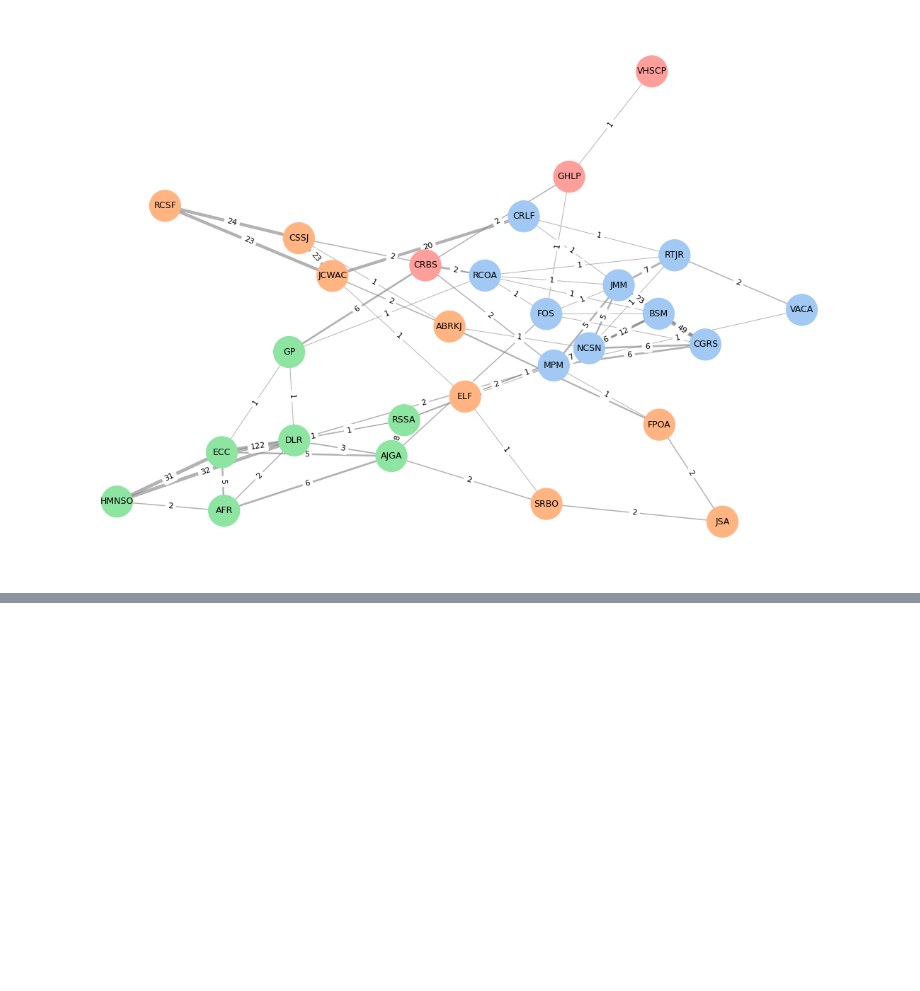
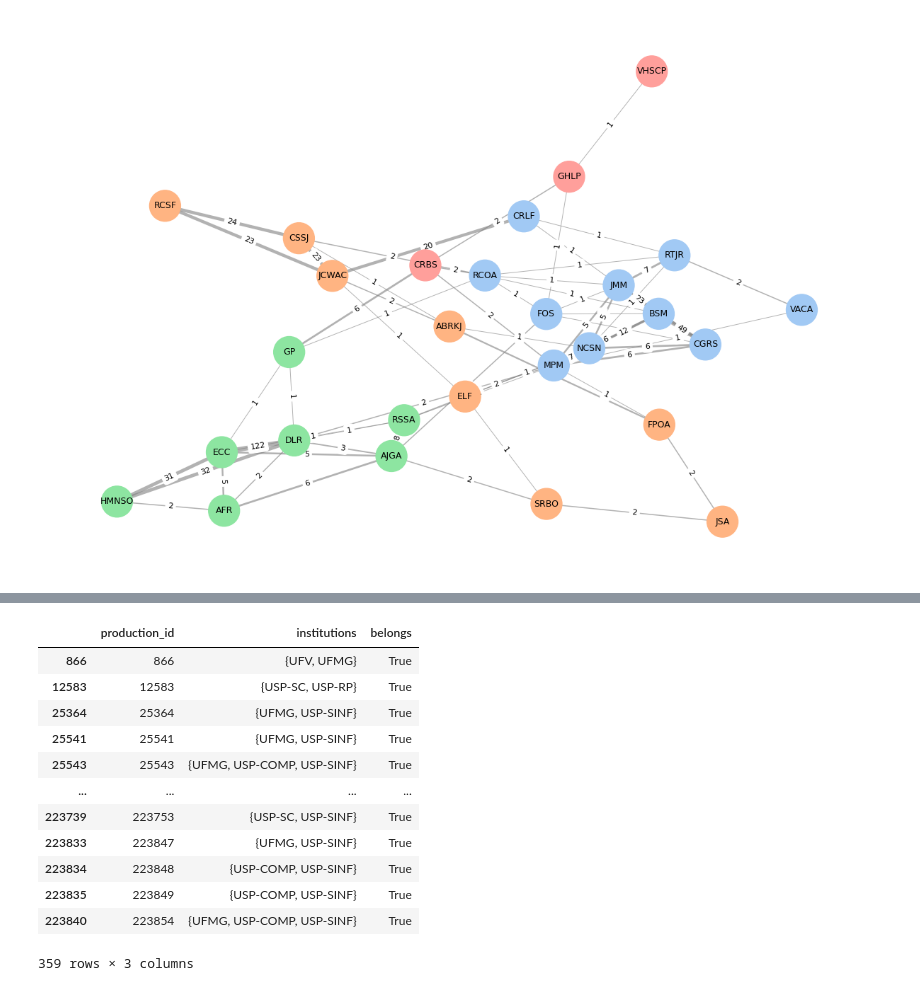
Before and after one commit to jeojildo/ppgcc-coautorias, a Jupyter notebook: notebooks/04-visualization.ipynb, the cells around one changed output, grey strips where cells are left out. Saved outputs shown, nothing was run; the diff lists cells and outputs as text; code cells hidden in the pictures; blank space fills up the shorter version.

```diff
--- a/notebooks/04-visualization.ipynb
+++ b/notebooks/04-visualization.ipynb
@@ -439,0 +533,11 @@ plt.show()
+# %%
+# df_institution_coauth = df_productions[["production_id", "authors"]]
+df_institution_coauth = df_productions[["production_id", "authors", "year"]]
+df_institution_coauth = df_institution_coauth[df_institution_coauth["year"] == 2023]
+df_institution_coauth = df_institution_coauth.drop(columns=["year"])
+df_institution_coauth["institutions"] = df_institution_coauth["authors"].apply(lambda authors: [institution_reference[author] for author in authors if author in institution_reference])
+df_institution_coauth = df_institution_coauth.drop(columns=["authors"])
+df_institution_coauth["institutions"] = df_institution_coauth["institutions"].apply(set)
+df_institution_coauth = df_institution_coauth[df_institution_coauth["institutions"].apply(len) > 1]
+df_institution_coauth.to_csv(Path(visualization_directory, "institution_coauthorships.csv"), index=False)
+df_institution_coauth
@@ -439,0 +602,20 @@ plt.show()
+# %%
+df_institution_coauth3 = df_institution_coauth.copy()
+
+df_institution_coauth3["belongs"] = df_institution_coauth3["institutions"].map(lambda x: x.difference(set(coauths_institutions)) == set())
+df_institution_coauth = df_institution_coauth3[df_institution_coauth3["belongs"] == True]
+df_institution_coauth
+# %% [output]
+|  | production_id | institutions | belongs |
+| 866 | 866 | {UFV, UFMG} | True |
+| 12583 | 12583 | {USP-SC, USP-RP} | True |
+| 25364 | 25364 | {UFMG, USP-SINF} | True |
+| 25541 | 25541 | {UFMG, USP-SINF} | True |
+| 25543 | 25543 | {UFMG, USP-COMP, USP-SINF} | True |
+| ... | ... | ... | ... |
+| 223739 | 223753 | {USP-SC, USP-SINF} | True |
+| 223833 | 223847 | {UFMG, USP-SINF} | True |
+| 223834 | 223848 | {USP-COMP, USP-SINF} | True |
+| 223835 | 223849 | {USP-COMP, USP-SINF} | True |
+| 223840 | 223854 | {UFMG, USP-COMP, USP-SINF} | True |
+359 rows × 3 columns
```
Also changed, not shown: parts of 15 cells of this notebook.
